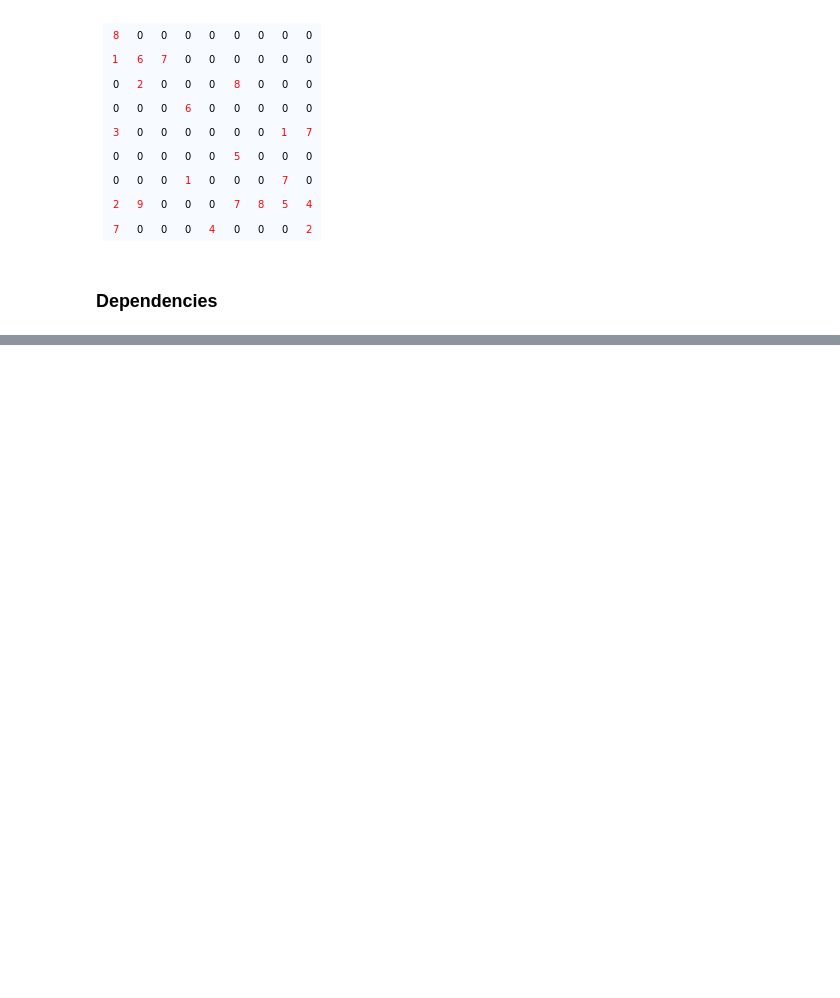
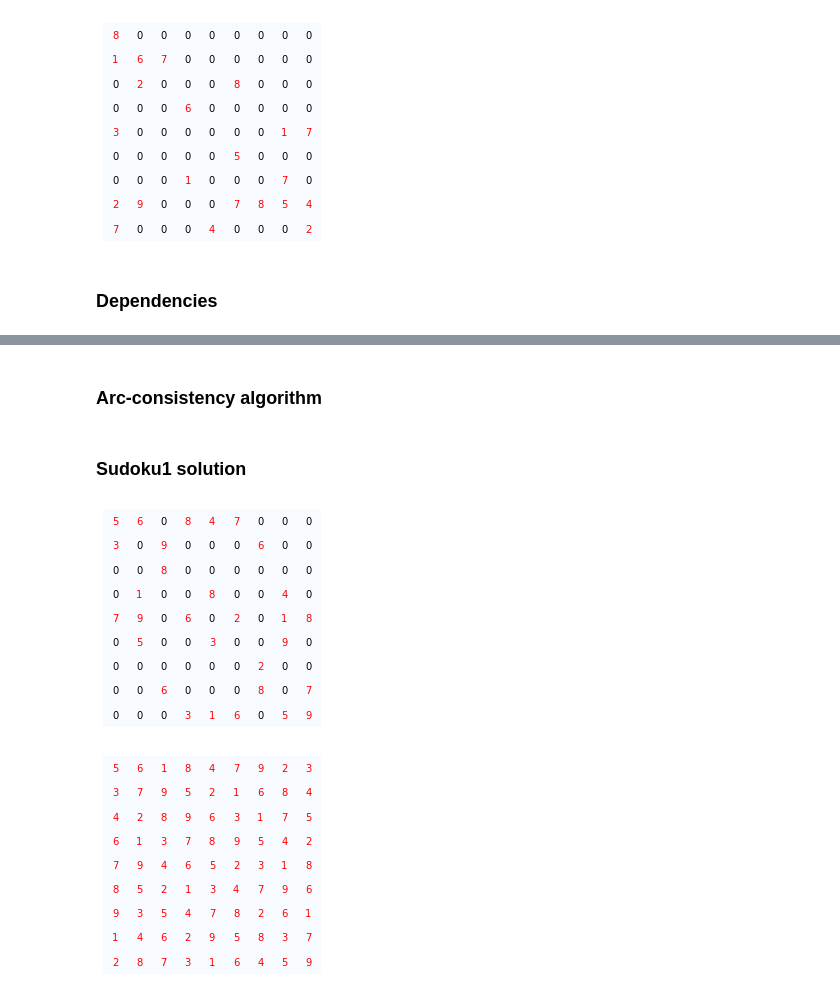
Before and after one commit to YeliseyKlimenko/sudoku, a Jupyter notebook: sudoku.ipynb, the cells around one changed output, grey strips where cells are left out. Saved outputs shown, nothing was run; the diff lists cells and outputs as text; code cells hidden in the pictures; blank space fills up the shorter version.

Commit message:
Solved the puzzles
Ran the arc-consistency algorithm to solve the 2 initial sudoku tables

```diff
--- a/sudoku.ipynb
+++ b/sudoku.ipynb
@@ -195,0 +176,2 @@ def solve(M):  #function that takes a sudoku table (9x9 list) as an input and re
+# %% [markdown]
+### Arc-consistency algorithm
@@ -195,0 +196,8 @@ def solve(M):  #function that takes a sudoku table (9x9 list) as an input and re
+# %% [markdown]
+### Sudoku1 solution
+# %%
+sudoku_plot(sudoku1)
+sudoku_plot(solve(sudoku1))
+# %% [output]
+[figure, added]
+[figure, added]
```
Also changed, not shown: parts of 7 cells of this notebook, 1 other file.
